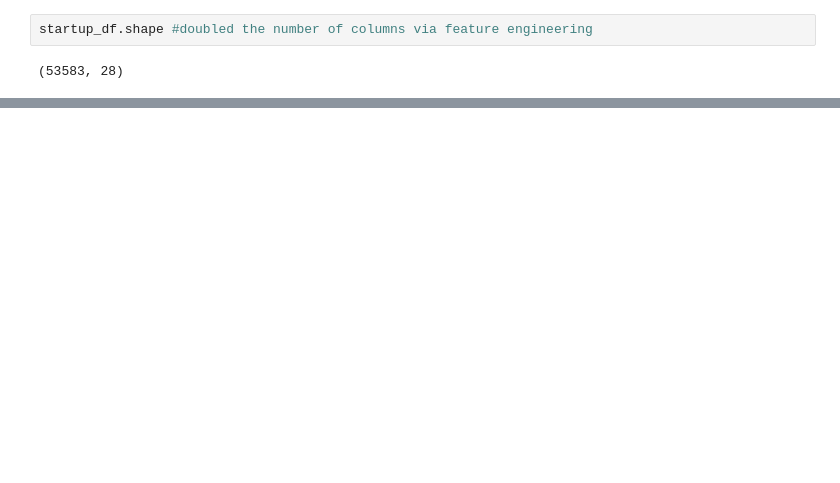
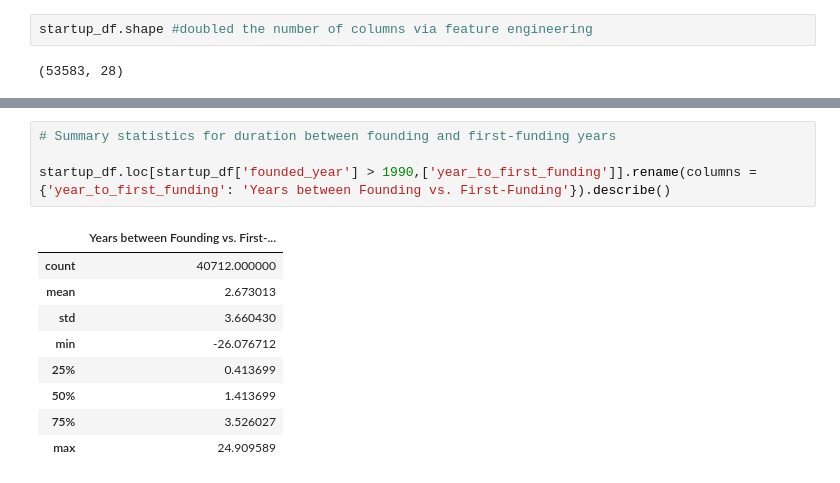
Before and after one commit to Bryce-Ferraro/Python-Project, a Jupyter notebook: Python Project - Research Question 2.ipynb, the cells around one changed output, grey strips where cells are left out. Cells and saved outputs as stored; diff of their text form; blank space fills up the shorter version.

```diff
--- a/Python Project - Research Question 2.ipynb
+++ b/Python Project - Research Question 2.ipynb
@@ -185,3 +185,17 @@ startup_df_categories.head()
 | 2 | /organization/-qounter | :Qounter | http://www.qounter.com | 700000.0 | Operating | USA | DE | DE - Other | ... |
 | 3 | /organization/-qounter | :Qounter | http://www.qounter.com | 700000.0 | Operating | USA | DE | DE - Other | ... |
 | 4 | /organization/-the-one-of-them-inc- | (THE) ONE of THEM,Inc. | http://oneofthem.jp | 3406878.0 | Operating | NaN | NaN | NaN | ... |
+# %%
+# Summary statistics for duration between founding and first-funding years
+
+startup_df.loc[startup_df['founded_year'] > 1990,['year_to_first_funding']].rename(columns = {'year_to_first_funding': 'Years between Founding vs. First-Funding'}).describe()
+# %% [output]
+|  | Years between Founding vs. First-... |
+| count | 40712.000000 |
+| mean | 2.673013 |
+| std | 3.660430 |
+| min | -26.076712 |
+| 25% | 0.413699 |
+| 50% | 1.413699 |
+| 75% | 3.526027 |
+| max | 24.909589 |
```
Also changed, not shown: parts of 5 cells of this notebook.
